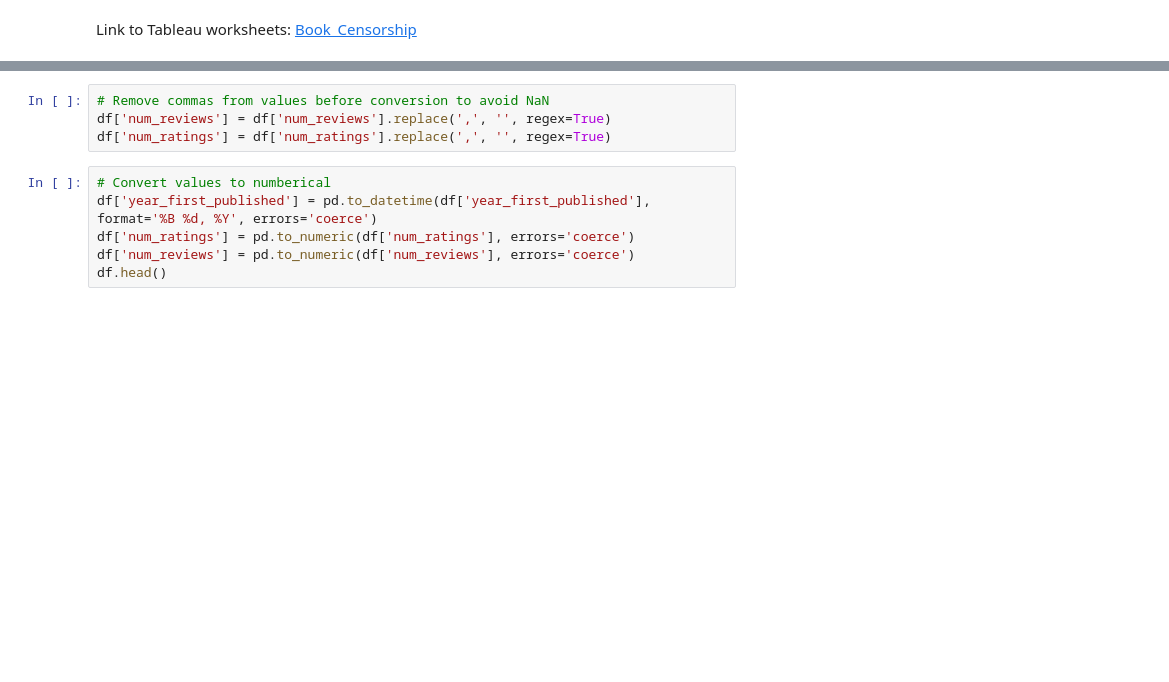
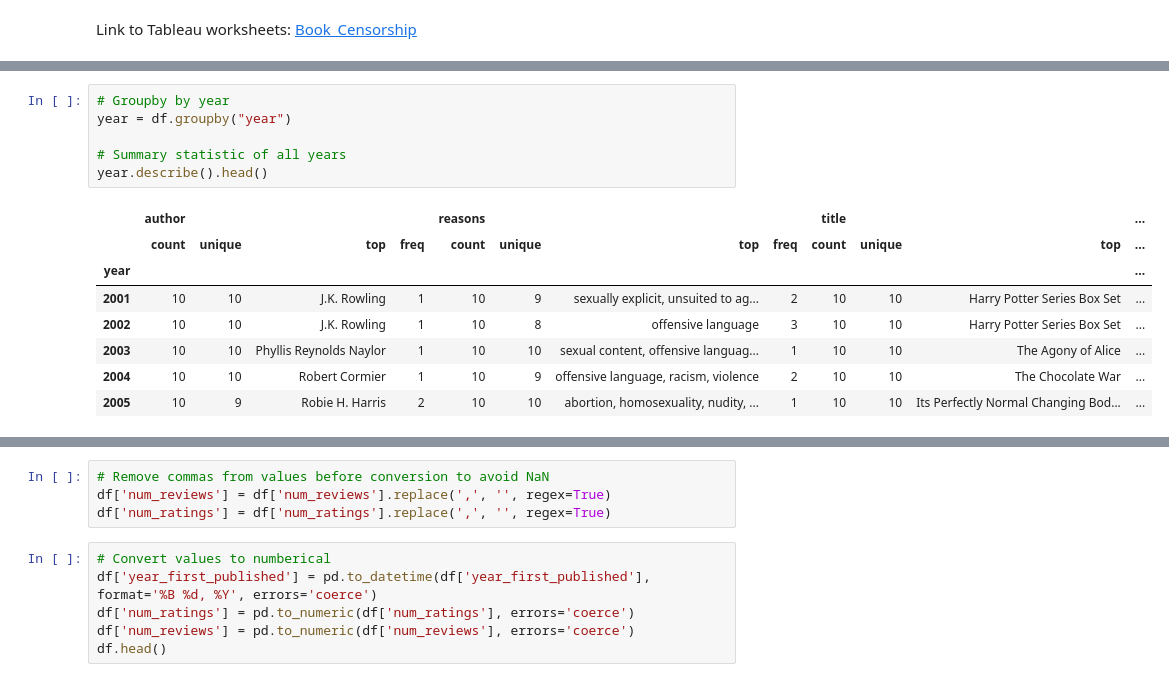
Before and after one commit to grrlofhighart/book_censorship, a Jupyter notebook: Analysis.ipynb, the cells around one changed output, grey strips where cells are left out. Cells and saved outputs as stored; diff of their text form; blank space fills up the shorter version.

```diff
--- a/Analysis.ipynb
+++ b/Analysis.ipynb
@@ -35,0 +86,15 @@ df.head()
+# %%
+# Groupby by year
+year = df.groupby("year")
+
+# Summary statistic of all years
+year.describe().head()
+# %% [output]
+|  | author |  |  |  | reasons |  |  |  | title |  |  | ... |
+|  | count | unique | top | freq | count | unique | top | freq | count | unique | top | ... |
+| year |  |  |  |  |  |  |  |  |  |  |  | ... |
+| 2001 | 10 | 10 | J.K. Rowling | 1 | 10 | 9 | sexually explicit, unsuited to ag... | 2 | 10 | 10 | Harry Potter Series Box Set | ... |
+| 2002 | 10 | 10 | J.K. Rowling | 1 | 10 | 8 | offensive language | 3 | 10 | 10 | Harry Potter Series Box Set | ... |
+| 2003 | 10 | 10 | Phyllis Reynolds Naylor | 1 | 10 | 10 | sexual content, offensive languag... | 1 | 10 | 10 | The Agony of Alice | ... |
+| 2004 | 10 | 10 | Robert Cormier | 1 | 10 | 9 | offensive language, racism, violence | 2 | 10 | 10 | The Chocolate War | ... |
+| 2005 | 10 | 9 | Robie H. Harris | 2 | 10 | 10 | abortion, homosexuality, nudity, ... | 1 | 10 | 10 | Its Perfectly Normal Changing Bod... | ... |
```
Also changed, not shown: parts of 17 cells of this notebook.
